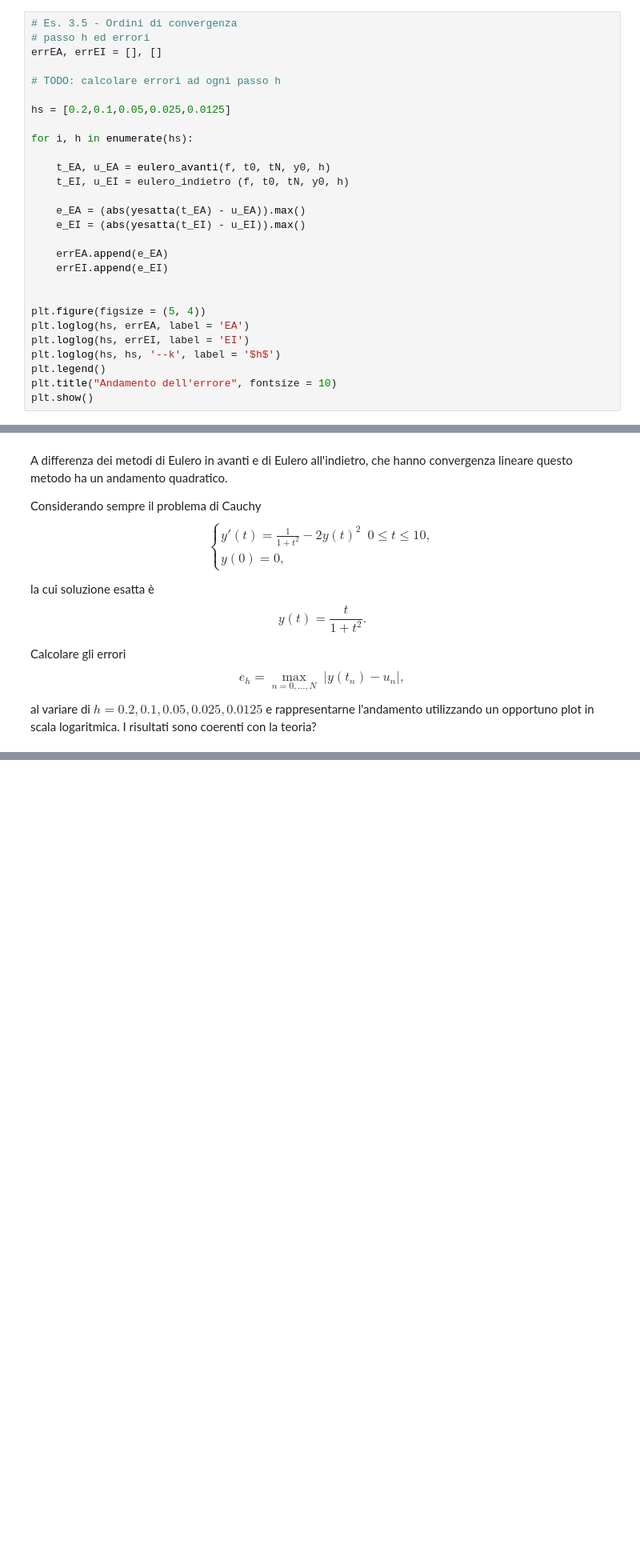
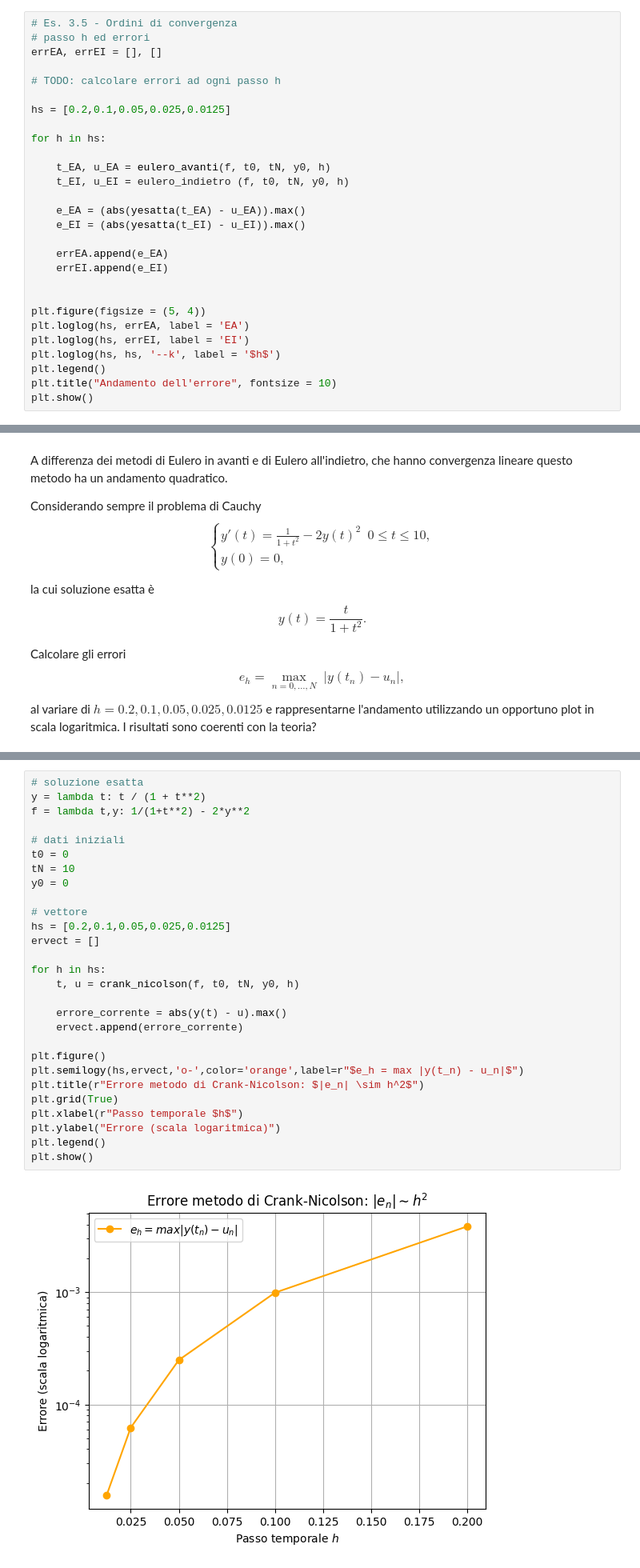
Before and after one commit to marcofossatii05-ui/mani_env, a Jupyter notebook: ode_part_1_template.ipynb, the cells around one changed output, grey strips where cells are left out. Shown at 80% size. Cells and saved outputs as stored; diff of their text form; blank space fills up the shorter version.

```diff
--- a/ode_part_1_template.ipynb
+++ b/ode_part_1_template.ipynb
@@ -280,7 +280,7 @@ errEA, errEI = [], []
 
 hs = [0.2,0.1,0.05,0.025,0.0125]
 
-for i, h in enumerate(hs):
+for h in hs:
 
     t_EA, u_EA = eulero_avanti(f, t0, tN, y0, h)
     t_EI, u_EI = eulero_indietro (f, t0, tN, y0, h)
@@ -379,3 +381,33 @@ from utilis_ODE import crank_nicolson
+# %%
+# soluzione esatta
+y = lambda t: t / (1 + t**2)
+f = lambda t,y: 1/(1+t**2) - 2*y**2
+
+# dati iniziali
+t0 = 0
+tN = 10
+y0 = 0
+
+# vettore
+hs = [0.2,0.1,0.05,0.025,0.0125]
+ervect = []
+
+for h in hs:
+    t, u = crank_nicolson(f, t0, tN, y0, h)
+
+    errore_corrente = abs(y(t) - u).max()
+    ervect.append(errore_corrente)
+
+plt.figure()
+plt.semilogy(hs,ervect,'o-',color='orange',label=r"$e_h = max |y(t_n) - u_n|$")
+plt.title(r"Errore metodo di Crank-Nicolson: $|e_n| \sim h^2$")
+plt.grid(True)
+plt.xlabel(r"Passo temporale $h$")
+plt.ylabel("Errore (scala logaritmica)")
+plt.legend()
+plt.show()
+# %% [output]
+[figure, added]
 # %% [markdown]
 <mark>**Esercizio 6**</mark></br>
 Calcolare il massimo passo $h$ per il seguente problema di Cauchy
```
Also changed, not shown: parts of 2 cells of this notebook, 1 other file.
